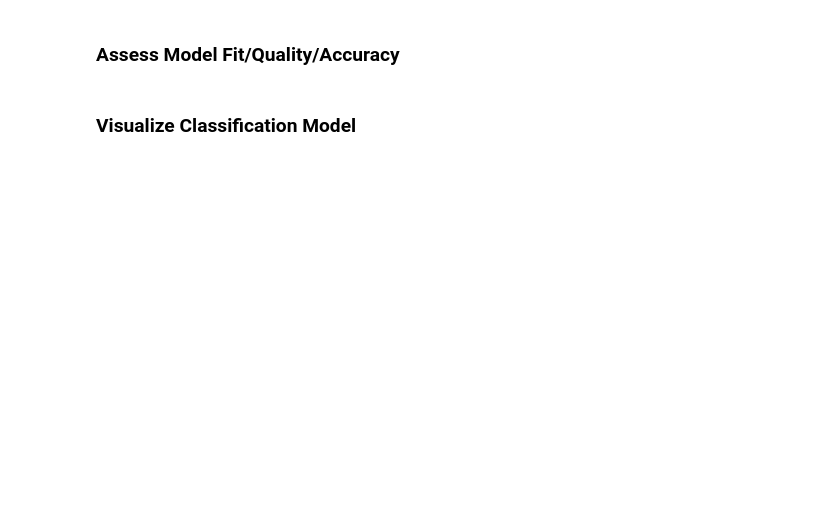
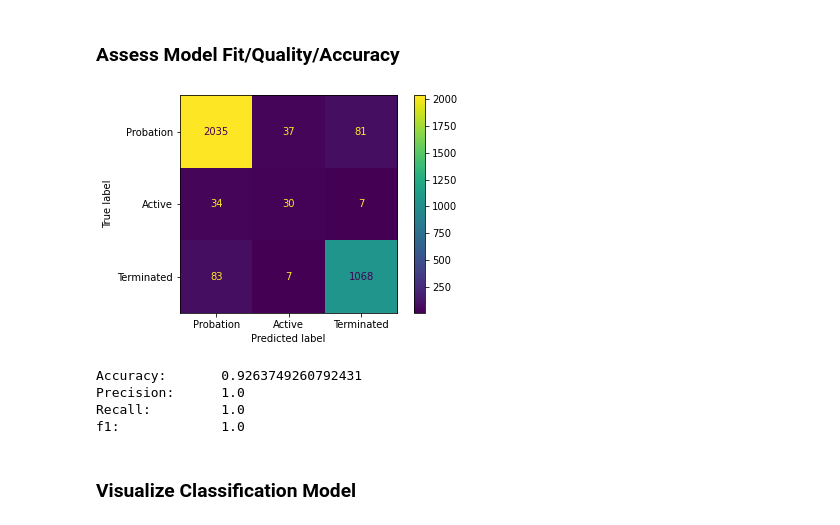
Before and after one commit to idayley/IS455, a Jupyter notebook: 1 Checkpoints/9 Categorical/Checkpoint_DT.ipynb, the cells around one changed output. Drawn from its saved outputs; the diff is of its cells as text; code cells hidden in the pictures; blank space fills up the shorter version.

```diff
--- a/1 Checkpoints/9 Categorical/Checkpoint_DT.ipynb
+++ b/1 Checkpoints/9 Categorical/Checkpoint_DT.ipynb
@@ -439,3 +546,8 @@ Image(graph.create_png())
 # Question 21: Create the y and X variables to store the label and features
 # using 'SIMPLE_STATUS_DESCRIPTION' as the label. Print out the first five
 # records of X to make sure everything looks correct.
+
+y = df_new['SIMPLE_STATUS_DESCRIPTION']
+X = df_new.drop(columns=['SIMPLE_STATUS_DESCRIPTION'], axis=1)
+
+X.head()
@@ -443,3 +563,6 @@ Image(graph.create_png())
 ### Split Data
 # %%
 # Question 22: Split the data using 70/30 split and 12345 as the random seed
+
+X_train, X_test, y_train, y_test = train_test_split(X, y, test_size=0.3, random_state=12345)
+X_test.head()
@@ -448,9 +579,15 @@ Image(graph.create_png())
 # %%
 # Question 23: Train a decision tree classifier model using the datasets
 # you just generated.
+
+clf2 = DecisionTreeClassifier().fit(X_train, y_train)
 # %% [markdown]
 ### Compare Actual Versus Predicted Values
 # %%
 # Question 24: Predict the y values for the testing dataset and add them to
 # a DataFrame along with the actual y values for comparison. Print out the
 # first 20 records.
+
+y_pred = clf2.predict(X_test)
+
+pd.DataFrame({'Actual': y_test, 'Predicted': y_pred}).head(20)
@@ -458,3 +613,10 @@ Image(graph.create_png())
 ### Assess Model Fit/Quality/Accuracy
 # %%
 # Question 25: Generate and print a confusion matrix to view the results.
+
+cm2 = metrics.confusion_matrix(y_test, y_pred)
+cm_display2 = metrics.ConfusionMatrixDisplay(cm2, display_labels=['Probation', 'Active', 'Terminated'])
+cm_display2.plot(values_format='d')
+plt.show()
+# %% [output]
+[figure, added]
@@ -464,2 +623,18 @@ Image(graph.create_png())
+# %%
+# Question 26: Generate the fit metrics (accuracy, precision, recall, f1)
+# for the label value 'terminated'.
+
+y_test_dummies = pd.get_dummies(y_test)
+y_pred_dummies = pd.get_dummies(y_pred)
+
+print(f'Accuracy:\t{metrics.accuracy_score(y_test, y_pred)}')
+print(f'Precision:\t{metrics.precision_score(y_test_dummies.Terminated, y_test_dummies.Terminated)}')
+print(f'Recall:\t\t{metrics.recall_score(y_test_dummies.Terminated, y_test_dummies.Terminated)}')
+print(f'f1:\t\t{metrics.f1_score(y_test_dummies.Terminated, y_test_dummies.Terminated)}')
+# %% [output]
+Accuracy:       0.9263749260792431
+Precision:      1.0
+Recall:         1.0
+f1:             1.0
 # %% [markdown]
 ### Visualize Classification Model
```
Also changed, not shown: parts of 14 cells of this notebook, 3 other files.
